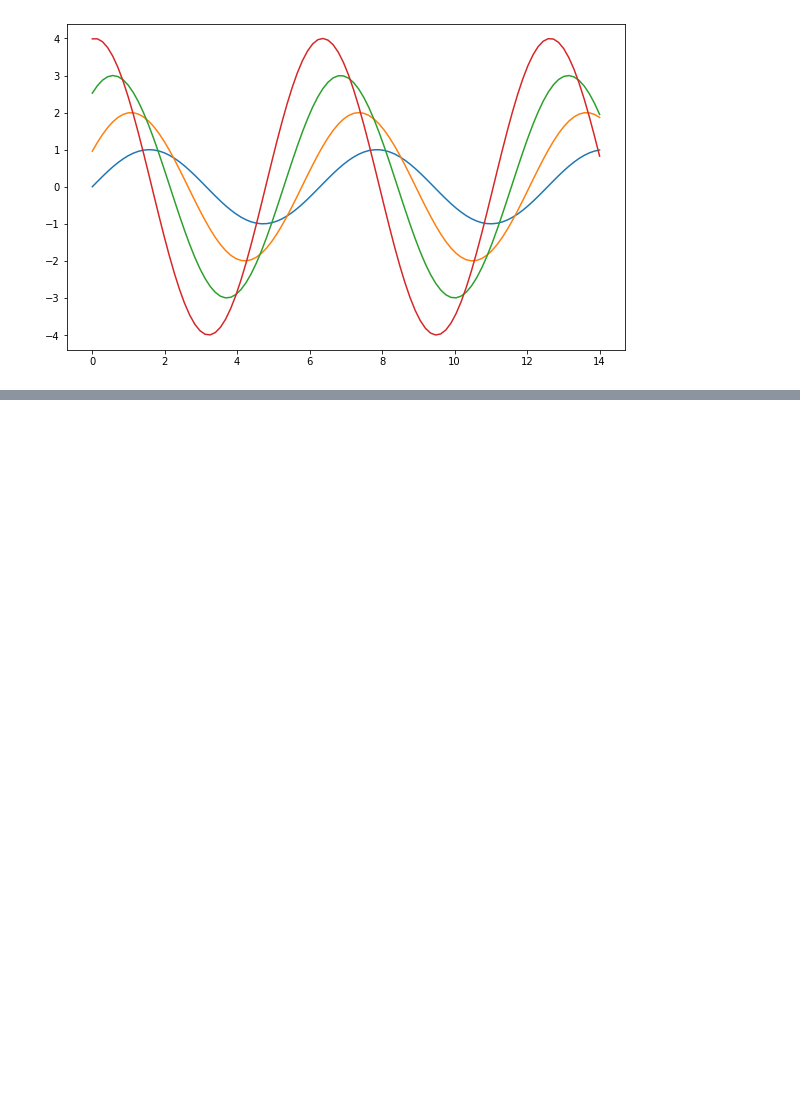
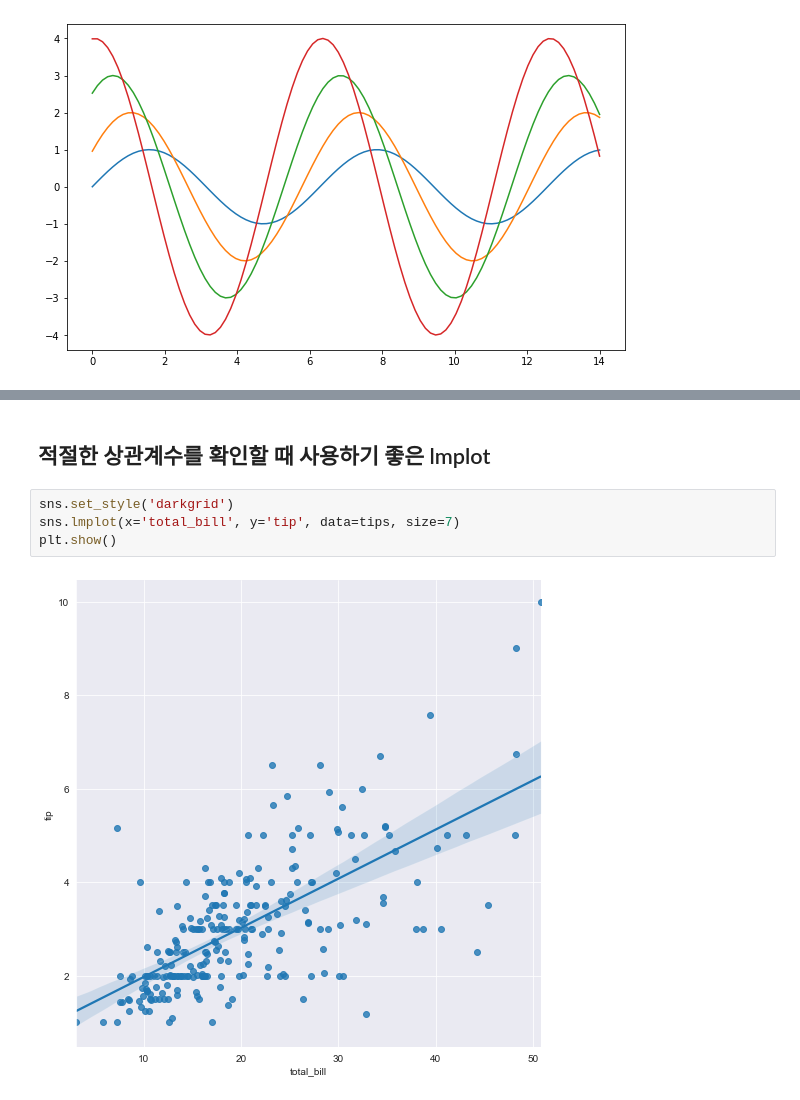
Before and after one commit to mingggkeee/data-visualization, a Jupyter notebook: seaborn_tutorial.ipynb, the cells around one changed output, grey strips where cells are left out. Drawn from its saved outputs; the diff is of its cells as text; blank space fills up the shorter version.

```diff
--- a/seaborn_tutorial.ipynb
+++ b/seaborn_tutorial.ipynb
@@ -19,0 +52,8 @@ import seaborn as sns
+# %% [markdown]
+## 적절한 상관계수를 확인할 때 사용하기 좋은 lmplot
+# %%
+sns.set_style('darkgrid')
+sns.lmplot(x='total_bill', y='tip', data=tips, size=7)
+plt.show()
+# %% [output]
+[figure, added]
```
Also changed, not shown: parts of 12 cells of this notebook.
